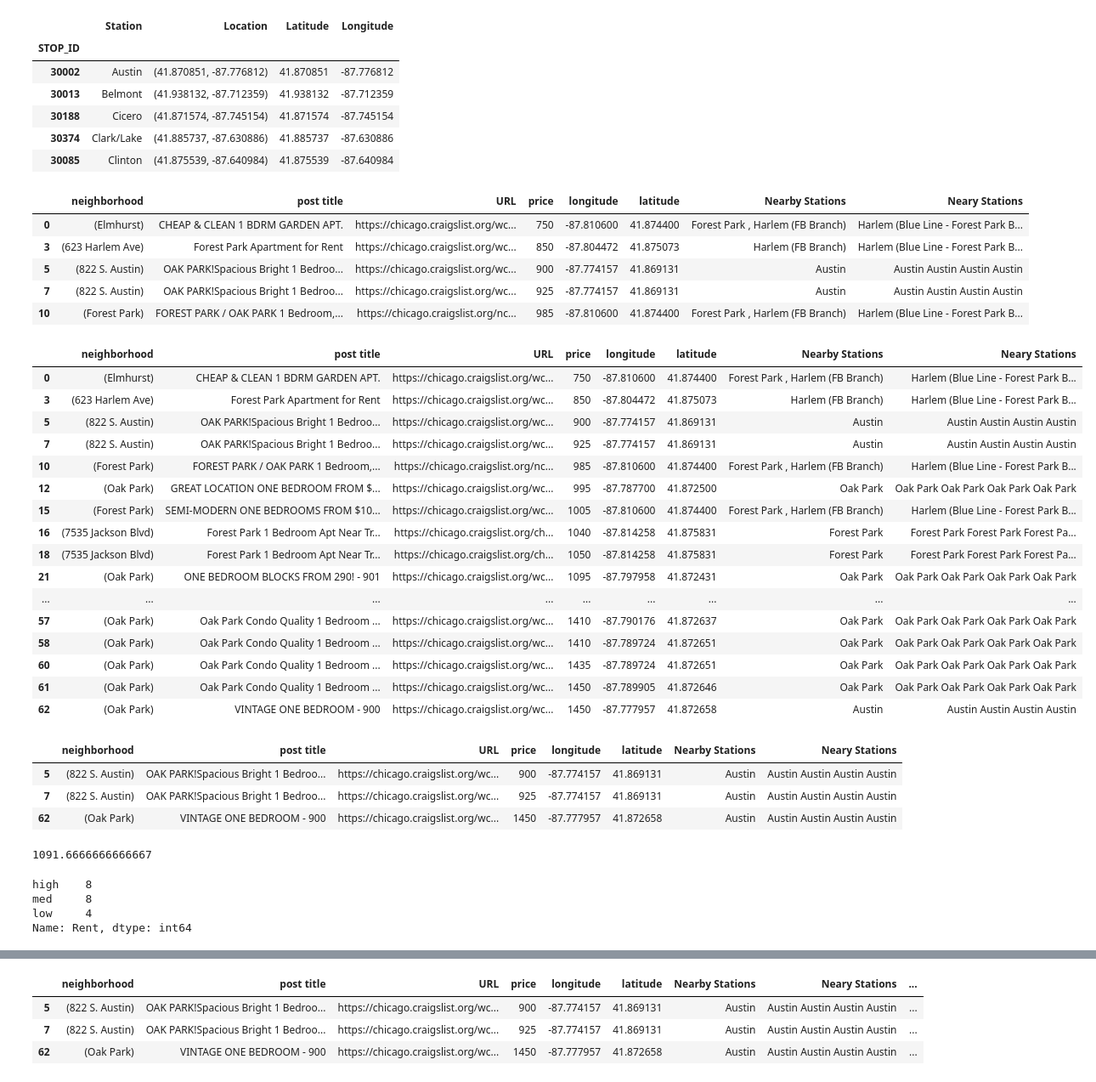
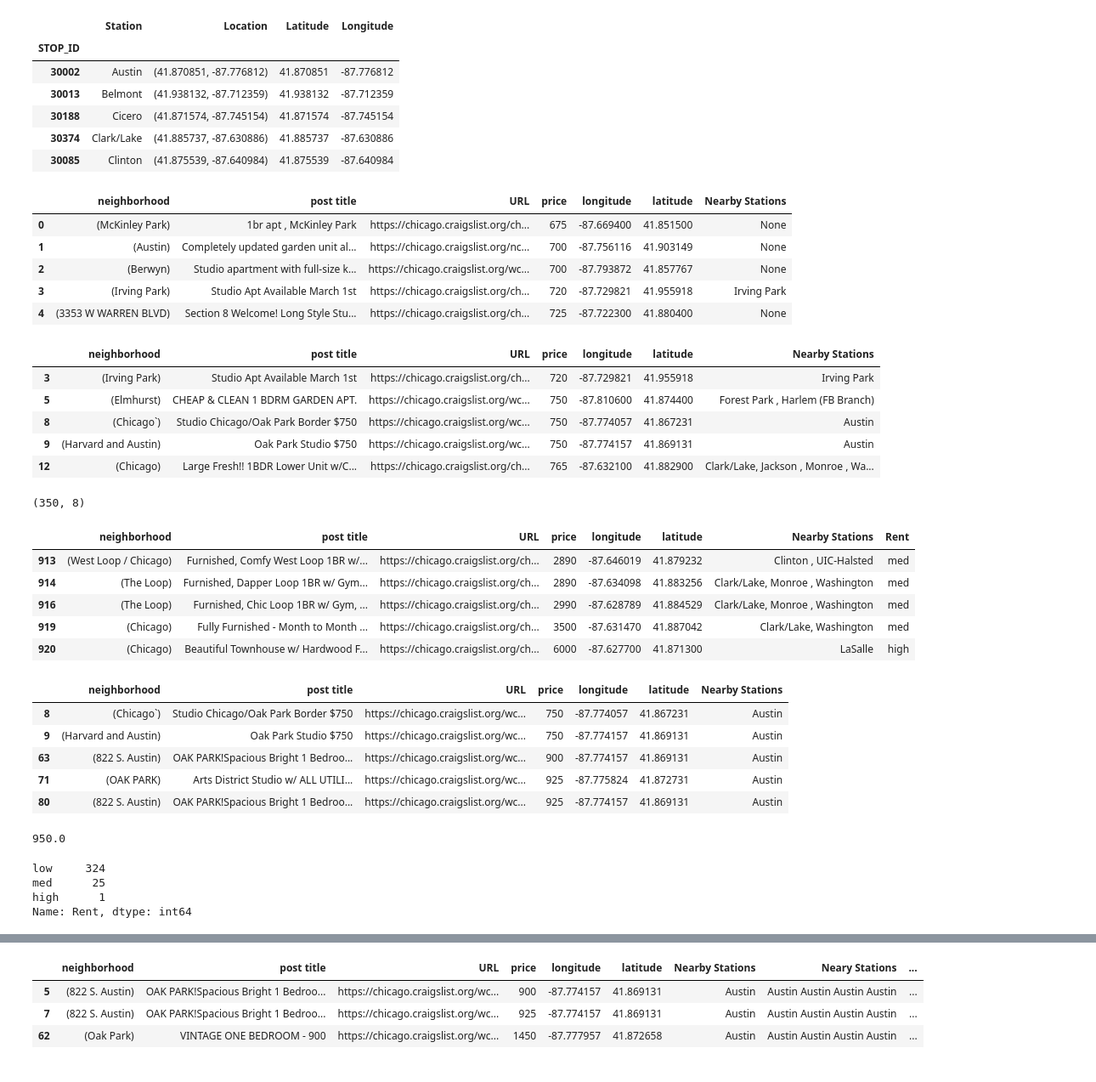
Before and after one commit to sjegoodman/IBM-Data-Science, a Jupyter notebook: FinalProjectWorking.ipynb, the cells around one changed output, grey strips where cells are left out. Shown at 85% size. Saved outputs shown, nothing was run; the diff lists cells and outputs as text; code cells hidden in the pictures.

```diff
--- a/FinalProjectWorking.ipynb
+++ b/FinalProjectWorking.ipynb
@@ -351,7 +354,7 @@ for zipcode in ziplist:
 
         iterations += 1
         print("Page " + str(iterations) + " of zipcode "+ zipcode + " scraped successfully!")
-    break
+
 
 print("\n")
 
@@ -386,7 +412,7 @@ Data Cleaning of all apartments dataframe
 chi_apts['price'] = chi_apts['price'].apply(lambda x: int(x))
 # %%
 # Drop any apartments less than 300 (often spam)
-chi_apts.drop( chi_apts[ chi_apts['price'] <300 ].index , inplace=True)
+chi_apts.drop( chi_apts[ chi_apts['price'] <500 ].index , inplace=True)
 # %%
 # Remove duplicates with same URL - these are relistings
 chi_apts = chi_apts.drop_duplicates(subset='URL')
@@ -497,54 +512,58 @@ for index, row in blue_line.iterrows():
 # %%
 chi_apts.head()
 # %% [output]
-|  | neighborhood | post title | URL | price | longitude | latitude | Nearby Stations | Neary Stations |
-| 0 | (Elmhurst) | CHEAP & CLEAN 1 BDRM GARDEN APT. | https://chicago.craigslist.org/wc... | 750 | -87.810600 | 41.874400 | Forest Park , Harlem (FB Branch) | Harlem (Blue Line - Forest Park B... |
-| 3 | (623 Harlem Ave) | Forest Park Apartment for Rent | https://chicago.craigslist.org/wc... | 850 | -87.804472 | 41.875073 | Harlem (FB Branch) | Harlem (Blue Line - Forest Park B... |
-| 5 | (822 S. Austin) | OAK PARK!Spacious Bright 1 Bedroo... | https://chicago.craigslist.org/wc... | 900 | -87.774157 | 41.869131 | Austin | Austin Austin Austin Austin |
-| 7 | (822 S. Austin) | OAK PARK!Spacious Bright 1 Bedroo... | https://chicago.craigslist.org/wc... | 925 | -87.774157 | 41.869131 | Austin | Austin Austin Austin Austin |
-| 10 | (Forest Park) | FOREST PARK / OAK PARK 1 Bedroom,... | https://chicago.craigslist.org/nc... | 985 | -87.810600 | 41.874400 | Forest Park , Harlem (FB Branch) | Harlem (Blue Line - Forest Park B... |
+|  | neighborhood | post title | URL | price | longitude | latitude | Nearby Stations |
+| 0 | (McKinley Park) | 1br apt , McKinley Park | https://chicago.craigslist.org/ch... | 675 | -87.669400 | 41.851500 | None |
+| 1 | (Austin) | Completely updated garden unit al... | https://chicago.craigslist.org/nc... | 700 | -87.756116 | 41.903149 | None |
+| 2 | (Berwyn) | Studio apartment with full-size k... | https://chicago.craigslist.org/wc... | 700 | -87.793872 | 41.857767 | None |
+| 3 | (Irving Park) | Studio Apt Available March 1st | https://chicago.craigslist.org/ch... | 720 | -87.729821 | 41.955918 | Irving Park |
+| 4 | (3353 W WARREN BLVD) | Section 8 Welcome! Long Style Stu... | https://chicago.craigslist.org/ch... | 725 | -87.722300 | 41.880400 | None |
 # %%
 # Drops any apartments not close to a train
 chi_apts.drop( chi_apts[ chi_apts['Nearby Stations'] == 'None' ].index , inplace=True)
 # %%
-chi_apts
+chi_apts.head()
 # %% [output]
-|  | neighborhood | post title | URL | price | longitude | latitude | Nearby Stations | Neary Stations |
-| 0 | (Elmhurst) | CHEAP & CLEAN 1 BDRM GARDEN APT. | https://chicago.craigslist.org/wc... | 750 | -87.810600 | 41.874400 | Forest Park , Harlem (FB Branch) | Harlem (Blue Line - Forest Park B... |
-| 3 | (623 Harlem Ave) | Forest Park Apartment for Rent | https://chicago.craigslist.org/wc... | 850 | -87.804472 | 41.875073 | Harlem (FB Branch) | Harlem (Blue Line - Forest Park B... |
-| 5 | (822 S. Austin) | OAK PARK!Spacious Bright 1 Bedroo... | https://chicago.craigslist.org/wc... | 900 | -87.774157 | 41.869131 | Austin | Austin Austin Austin Austin |
-| 7 | (822 S. Austin) | OAK PARK!Spacious Bright 1 Bedroo... | https://chicago.craigslist.org/wc... | 925 | -87.774157 | 41.869131 | Austin | Austin Austin Austin Austin |
-| 10 | (Forest Park) | FOREST PARK / OAK PARK 1 Bedroom,... | https://chicago.craigslist.org/nc... | 985 | -87.810600 | 41.874400 | Forest Park , Harlem (FB Branch) | Harlem (Blue Line - Forest Park B... |
-| 12 | (Oak Park) | GREAT LOCATION ONE BEDROOM FROM $... | https://chicago.craigslist.org/wc... | 995 | -87.787700 | 41.872500 | Oak Park | Oak Park Oak Park Oak Park Oak Park |
-| 15 | (Forest Park) | SEMI-MODERN ONE BEDROOMS FROM $10... | https://chicago.craigslist.org/wc... | 1005 | -87.810600 | 41.874400 | Forest Park , Harlem (FB Branch) | Harlem (Blue Line - Forest Park B... |
-| 16 | (7535 Jackson Blvd) | Forest Park 1 Bedroom Apt Near Tr... | https://chicago.craigslist.org/ch... | 1040 | -87.814258 | 41.875831 | Forest Park | Forest Park Forest Park Forest Pa... |
-| 18 | (7535 Jackson Blvd) | Forest Park 1 Bedroom Apt Near Tr... | https://chicago.craigslist.org/ch... | 1050 | -87.814258 | 41.875831 | Forest Park | Forest Park Forest Park Forest Pa... |
-| 21 | (Oak Park) | ONE BEDROOM BLOCKS FROM 290! - 901 | https://chicago.craigslist.org/wc... | 1095 | -87.797958 | 41.872431 | Oak Park | Oak Park Oak Park Oak Park Oak Park |
-| ... | ... | ... | ... | ... | ... | ... | ... | ... |
-| 57 | (Oak Park) | Oak Park Condo Quality 1 Bedroom ... | https://chicago.craigslist.org/wc... | 1410 | -87.790176 | 41.872637 | Oak Park | Oak Park Oak Park Oak Park Oak Park |
-| 58 | (Oak Park) | Oak Park Condo Quality 1 Bedroom ... | https://chicago.craigslist.org/wc... | 1410 | -87.789724 | 41.872651 | Oak Park | Oak Park Oak Park Oak Park Oak Park |
-| 60 | (Oak Park) | Oak Park Condo Quality 1 Bedroom ... | https://chicago.craigslist.org/wc... | 1435 | -87.789724 | 41.872651 | Oak Park | Oak Park Oak Park Oak Park Oak Park |
-| 61 | (Oak Park) | Oak Park Condo Quality 1 Bedroom ... | https://chicago.craigslist.org/wc... | 1450 | -87.789905 | 41.872646 | Oak Park | Oak Park Oak Park Oak Park Oak Park |
-| 62 | (Oak Park) | VINTAGE ONE BEDROOM - 900 | https://chicago.craigslist.org/wc... | 1450 | -87.777957 | 41.872658 | Austin | Austin Austin Austin Austin |
+|  | neighborhood | post title | URL | price | longitude | latitude | Nearby Stations |
+| 3 | (Irving Park) | Studio Apt Available March 1st | https://chicago.craigslist.org/ch... | 720 | -87.729821 | 41.955918 | Irving Park |
+| 5 | (Elmhurst) | CHEAP & CLEAN 1 BDRM GARDEN APT. | https://chicago.craigslist.org/wc... | 750 | -87.810600 | 41.874400 | Forest Park , Harlem (FB Branch) |
+| 8 | (Chicago`) | Studio Chicago/Oak Park Border $750 | https://chicago.craigslist.org/wc... | 750 | -87.774057 | 41.867231 | Austin |
+| 9 | (Harvard and Austin) | Oak Park Studio $750 | https://chicago.craigslist.org/wc... | 750 | -87.774157 | 41.869131 | Austin |
+| 12 | (Chicago) | Large Fresh!! 1BDR Lower Unit w/C... | https://chicago.craigslist.org/ch... | 765 | -87.632100 | 41.882900 | Clark/Lake, Jackson , Monroe , Wa... |
+# %%
+chi_apts.shape
+# %% [output]
+(350, 8)
+# %%
+chi_apts.tail()
+# %% [output]
+|  | neighborhood | post title | URL | price | longitude | latitude | Nearby Stations | Rent |
+| 913 | (West Loop / Chicago) | Furnished, Comfy West Loop 1BR w/... | https://chicago.craigslist.org/ch... | 2890 | -87.646019 | 41.879232 | Clinton , UIC-Halsted | med |
+| 914 | (The Loop) | Furnished, Dapper Loop 1BR w/ Gym... | https://chicago.craigslist.org/ch... | 2890 | -87.634098 | 41.883256 | Clark/Lake, Monroe , Washington | med |
+| 916 | (The Loop) | Furnished, Chic Loop 1BR w/ Gym, ... | https://chicago.craigslist.org/ch... | 2990 | -87.628789 | 41.884529 | Clark/Lake, Monroe , Washington | med |
+| 919 | (Chicago) | Fully Furnished - Month to Month ... | https://chicago.craigslist.org/ch... | 3500 | -87.631470 | 41.887042 | Clark/Lake, Washington | med |
+| 920 | (Chicago) | Beautiful Townhouse w/ Hardwood F... | https://chicago.craigslist.org/ch... | 6000 | -87.627700 | 41.871300 | LaSalle | high |
 # %%
 austin = chi_apts[chi_apts['Nearby Stations'].str.contains("Austin")]
 austin.head()
 # %% [output]
-|  | neighborhood | post title | URL | price | longitude | latitude | Nearby Stations | Neary Stations |
-| 5 | (822 S. Austin) | OAK PARK!Spacious Bright 1 Bedroo... | https://chicago.craigslist.org/wc... | 900 | -87.774157 | 41.869131 | Austin | Austin Austin Austin Austin |
-| 7 | (822 S. Austin) | OAK PARK!Spacious Bright 1 Bedroo... | https://chicago.craigslist.org/wc... | 925 | -87.774157 | 41.869131 | Austin | Austin Austin Austin Austin |
-| 62 | (Oak Park) | VINTAGE ONE BEDROOM - 900 | https://chicago.craigslist.org/wc... | 1450 | -87.777957 | 41.872658 | Austin | Austin Austin Austin Austin |
+|  | neighborhood | post title | URL | price | longitude | latitude | Nearby Stations |
+| 8 | (Chicago`) | Studio Chicago/Oak Park Border $750 | https://chicago.craigslist.org/wc... | 750 | -87.774057 | 41.867231 | Austin |
+| 9 | (Harvard and Austin) | Oak Park Studio $750 | https://chicago.craigslist.org/wc... | 750 | -87.774157 | 41.869131 | Austin |
+| 63 | (822 S. Austin) | OAK PARK!Spacious Bright 1 Bedroo... | https://chicago.craigslist.org/wc... | 900 | -87.774157 | 41.869131 | Austin |
+| 71 | (OAK PARK) | Arts District Studio w/ ALL UTILI... | https://chicago.craigslist.org/wc... | 925 | -87.775824 | 41.872731 | Austin |
+| 80 | (822 S. Austin) | OAK PARK!Spacious Bright 1 Bedroo... | https://chicago.craigslist.org/wc... | 925 | -87.774157 | 41.869131 | Austin |
 # %%
 austin.mean().price
 # %% [output]
-1091.6666666666667
+950.0
 # %%
 # Rates the price of the apartment
 chi_apts['Rent'] = pd.cut(chi_apts['price'], bins=3, labels=['low', 'med', 'high'])
 # %%
 chi_apts['Rent'].value_counts()
 # %% [output]
-high    8
-med     8
-low     4
+low     324
+med      25
+high      1
 Name: Rent, dtype: int64
```
Also changed, not shown: parts of 16 cells of this notebook.
